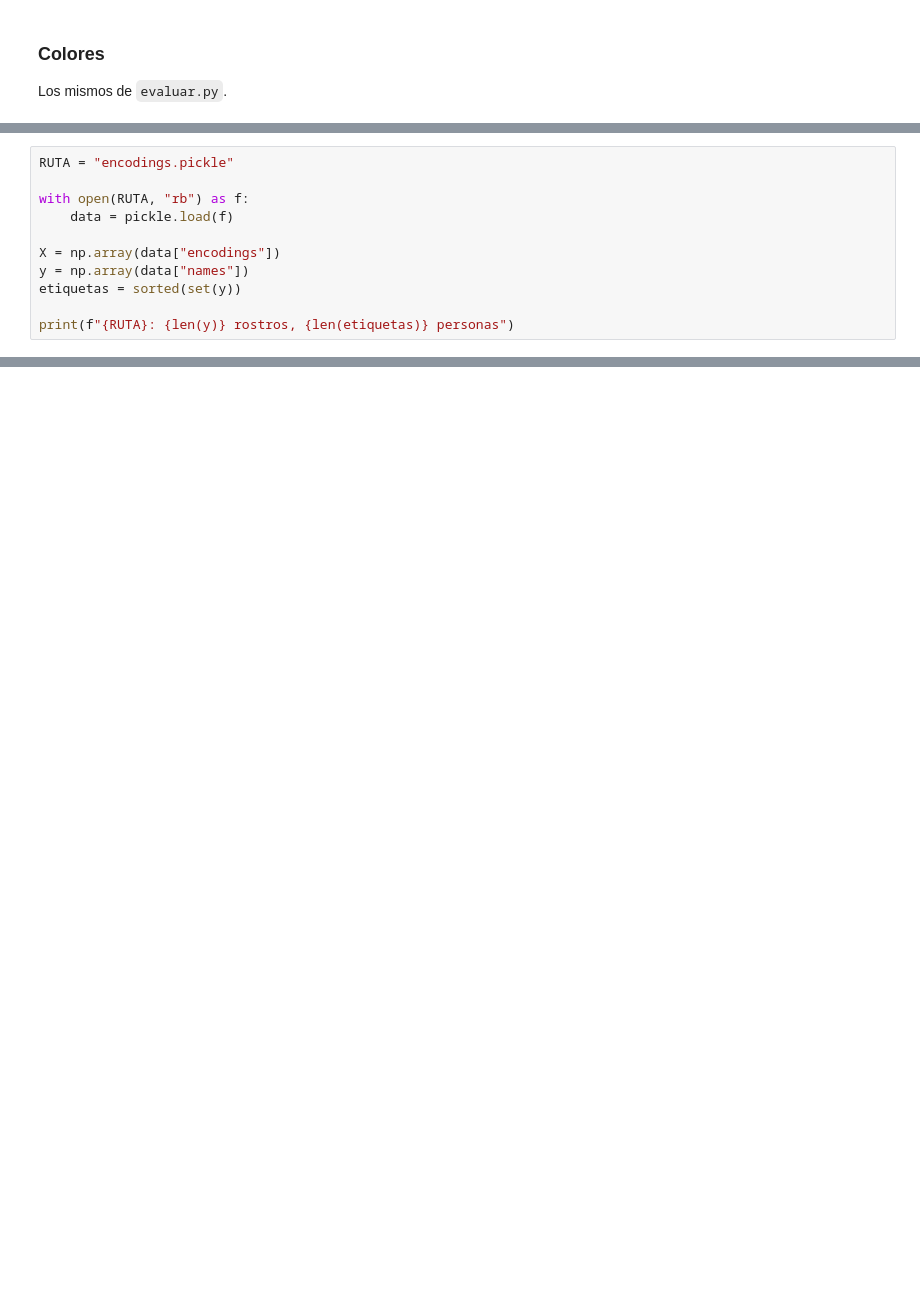
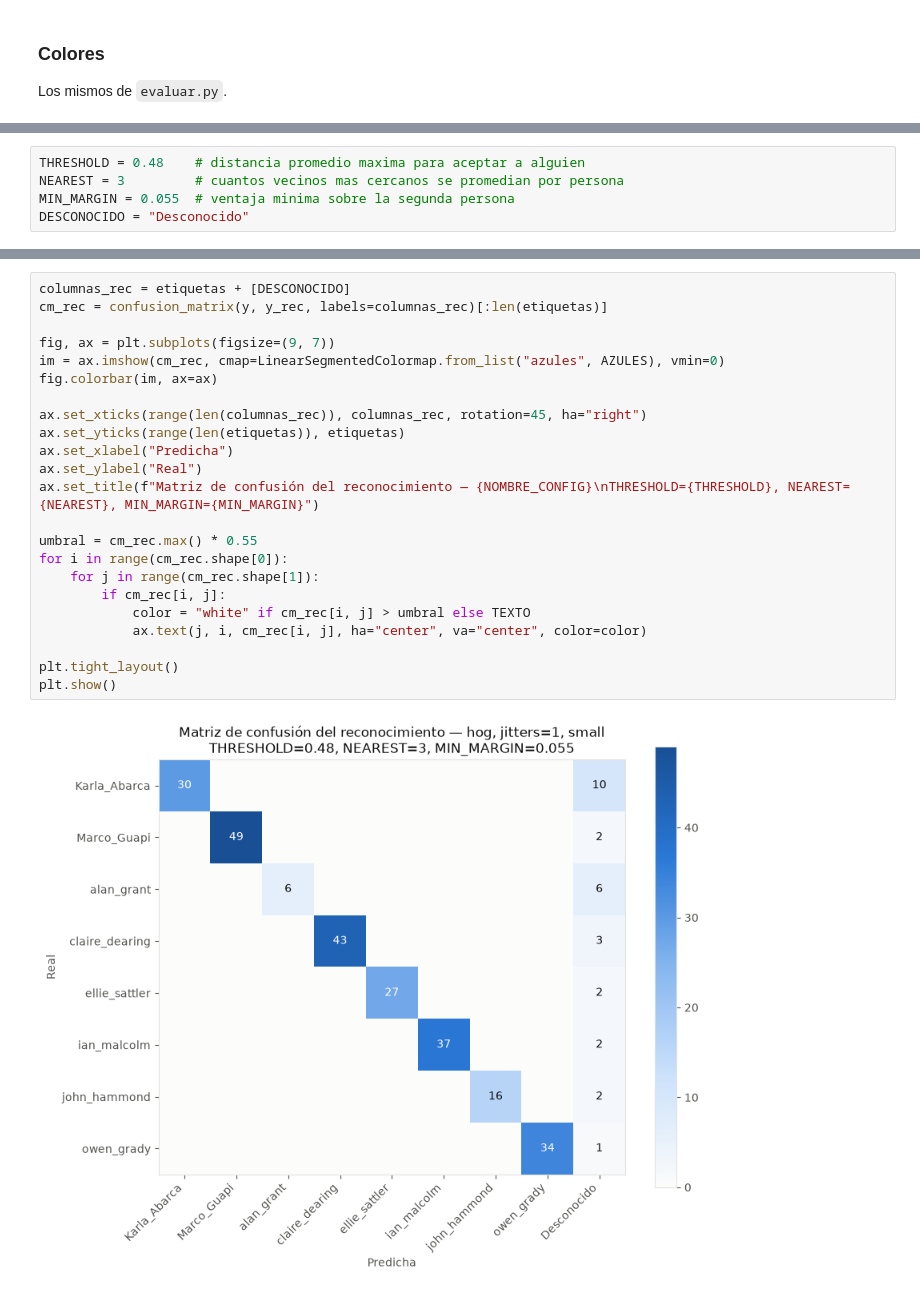
Before and after one commit to MarcoGuapi/face_recognition, a Jupyter notebook: evaluar.ipynb, the cells around one changed output, grey strips where cells are left out. Saved outputs shown, nothing was run; the diff lists cells and outputs as text; blank space fills up the shorter version.

```diff
--- a/evaluar.ipynb
+++ b/evaluar.ipynb
@@ -44,11 +27,0 @@ Cambia `RUTA` para evaluar otro pickle (por ejemplo `runs/05_cnn.pickle`).
-# %%
-RUTA = "encodings.pickle"
-
-with open(RUTA, "rb") as f:
-    data = pickle.load(f)
-
-X = np.array(data["encodings"])
-y = np.array(data["names"])
-etiquetas = sorted(set(y))
-
-print(f"{RUTA}: {len(y)} rostros, {len(etiquetas)} personas")
@@ -182,0 +150,5 @@ plt.show()
+# %%
+THRESHOLD = 0.48    # distancia promedio maxima para aceptar a alguien
+NEAREST = 3         # cuantos vecinos mas cercanos se promedian por persona
+MIN_MARGIN = 0.055  # ventaja minima sobre la segunda persona
+DESCONOCIDO = "Desconocido"
@@ -182,0 +229,25 @@ plt.show()
+# %%
+columnas_rec = etiquetas + [DESCONOCIDO]
+cm_rec = confusion_matrix(y, y_rec, labels=columnas_rec)[:len(etiquetas)]
+
+fig, ax = plt.subplots(figsize=(9, 7))
+im = ax.imshow(cm_rec, cmap=LinearSegmentedColormap.from_list("azules", AZULES), vmin=0)
+fig.colorbar(im, ax=ax)
+
+ax.set_xticks(range(len(columnas_rec)), columnas_rec, rotation=45, ha="right")
+ax.set_yticks(range(len(etiquetas)), etiquetas)
+ax.set_xlabel("Predicha")
+ax.set_ylabel("Real")
+ax.set_title(f"Matriz de confusión del reconocimiento — {NOMBRE_CONFIG}\nTHRESHOLD={THRESHOLD}, NEAREST={NEAREST}, MIN_MARGIN={MIN_MARGIN}")
+
+umbral = cm_rec.max() * 0.55
+for i in range(cm_rec.shape[0]):
+    for j in range(cm_rec.shape[1]):
+        if cm_rec[i, j]:
+            color = "white" if cm_rec[i, j] > umbral else TEXTO
+            ax.text(j, i, cm_rec[i, j], ha="center", va="center", color=color)
+
+plt.tight_layout()
+plt.show()
+# %% [output]
+[figure, added]
```
Also changed, not shown: parts of 41 cells of this notebook, 2 other files.
